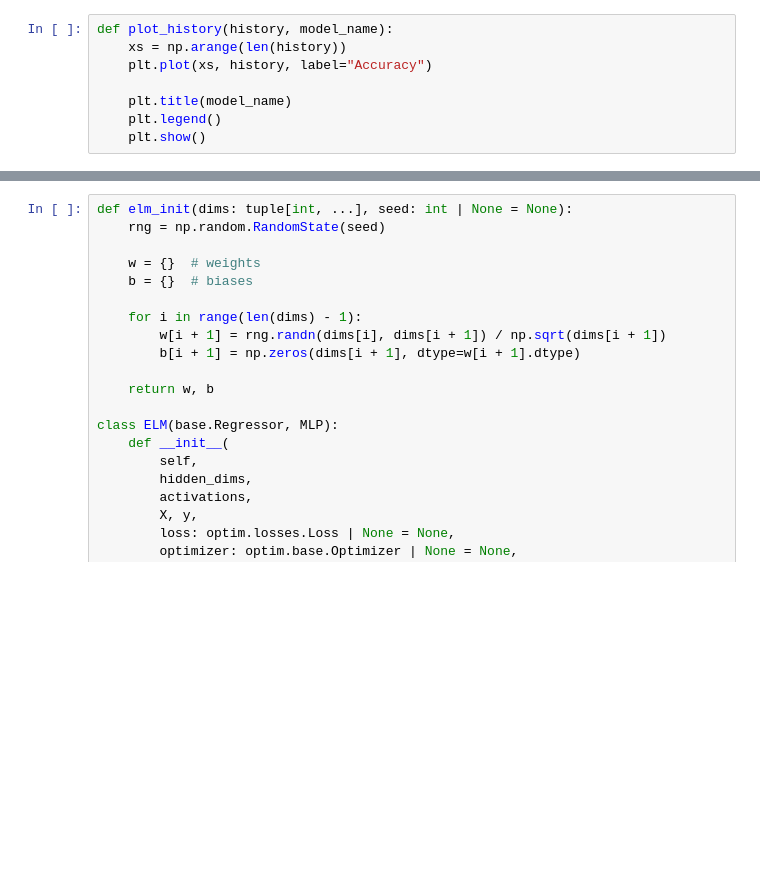
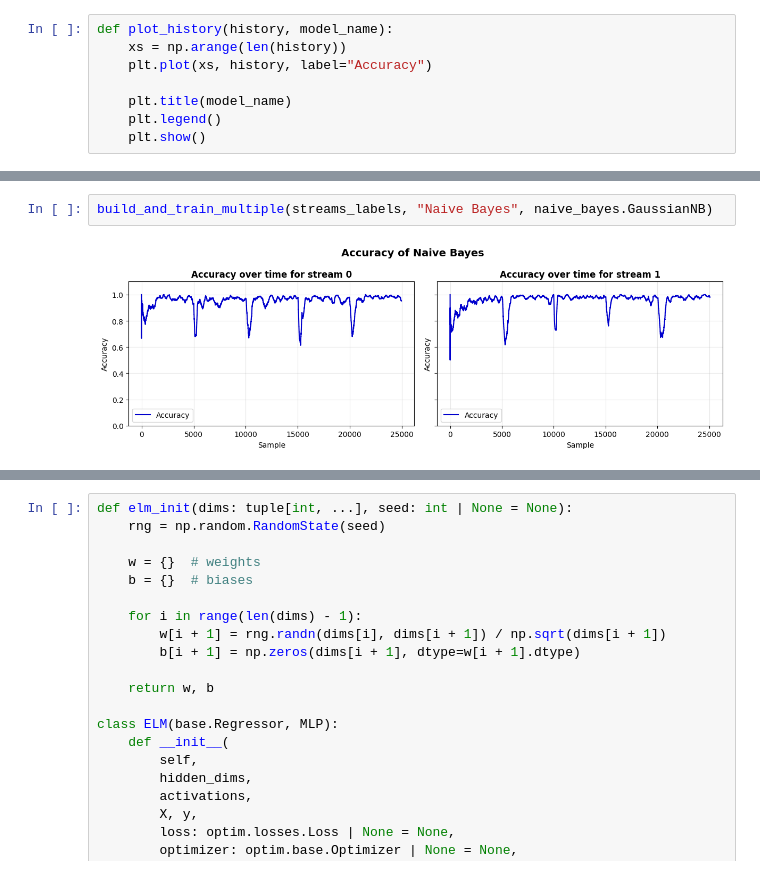
Before and after one commit to Alexiush/advanced_ml, a Jupyter notebook: lb1/lb1.ipynb, the cells around one changed output, grey strips where cells are left out. Cells and saved outputs as stored; diff of their text form; blank space fills up the shorter version.

```diff
--- a/lb1/lb1.ipynb
+++ b/lb1/lb1.ipynb
@@ -151,0 +162,4 @@ plot_history(history, "Hoeffding tree")
+# %%
+build_and_train_multiple(streams_labels, "Naive Bayes", naive_bayes.GaussianNB)
+# %% [output]
+[figure, added]
```
Also changed, not shown: parts of 15 cells of this notebook, 1 other file.
